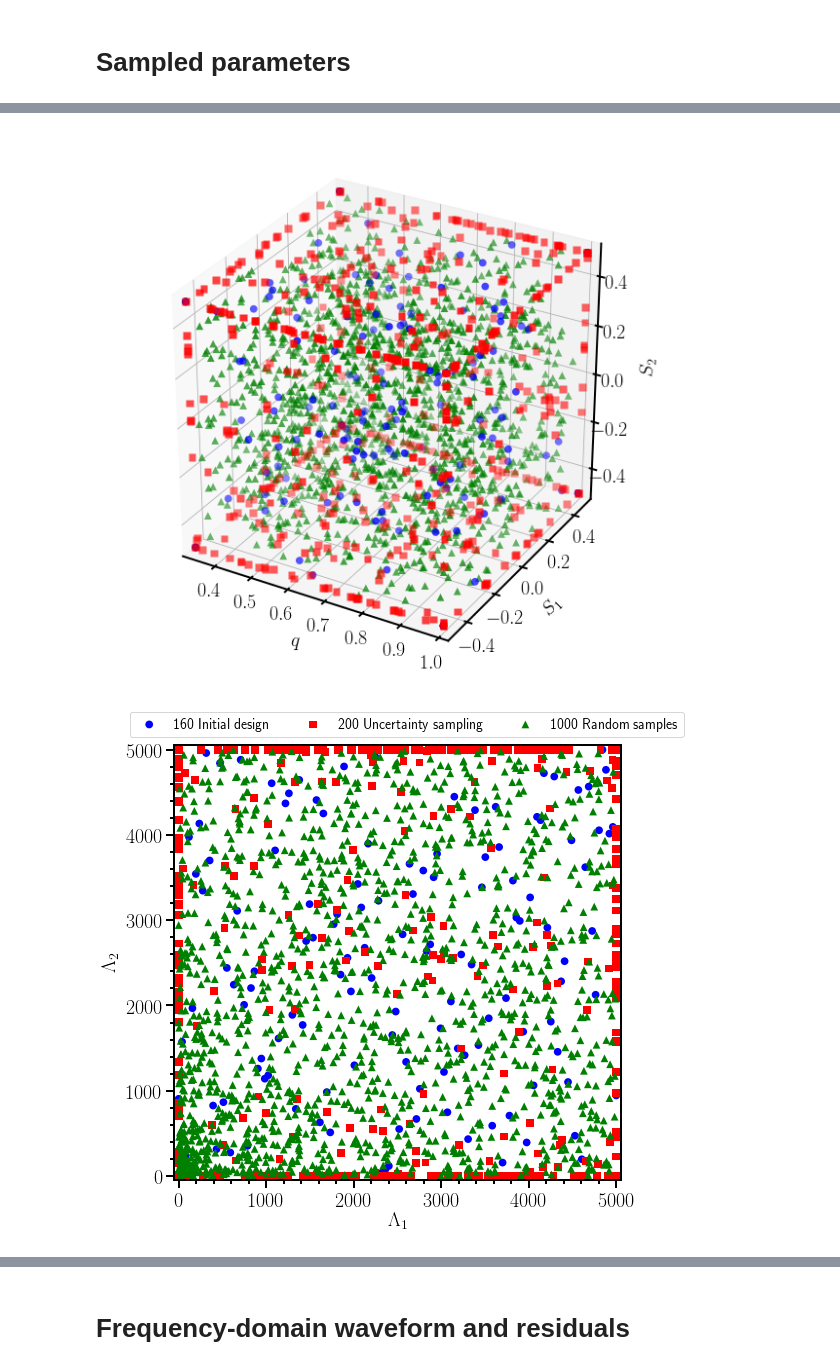
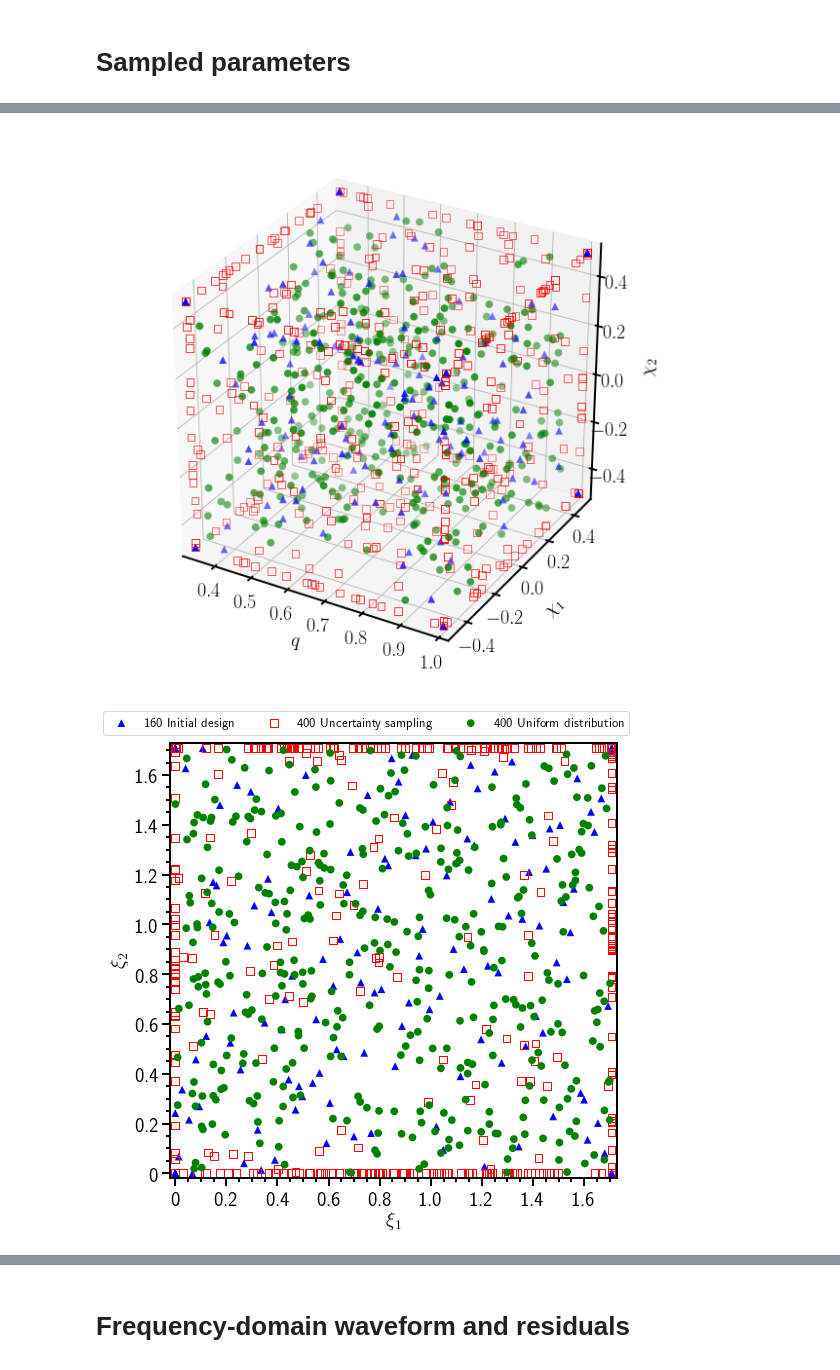
Before and after one commit to benjaminlackey/gpsurrogate, a Jupyter notebook: notebooks/EOBQM/PlotsForPaper.ipynb, the cells around one changed output, grey strips where cells are left out. Drawn from its saved outputs; the diff is of its cells as text; code cells hidden in the pictures.

```diff
--- a/notebooks/EOBQM/PlotsForPaper.ipynb
+++ b/notebooks/EOBQM/PlotsForPaper.ipynb
@@ -215,0 +98,5 @@ len(params_lhd), len(params_uncsamp), len(params_rand)
+# %%
+def xi_of_lam(lam, a=100):
+    return np.log10(lam/a + 1)
+
+xi_of_lam(5000)
@@ -216,61 +127,56 @@ len(params_lhd), len(params_uncsamp), len(params_rand)
 # %%
+# Matern kernel
+
 fig = plt.figure(figsize=(10, 10))
 axes = fig.add_subplot(111, projection='3d')
 
 x, y, z = params_lhd[:, 0], params_lhd[:, 1], params_lhd[:, 2]
-axes.scatter(x, y, z, c='b', edgecolor='none', marker='o', s=60)
+axes.scatter(x, y, z, c='b', edgecolor='none', marker='^', s=60)
 
 x, y, z = params_uncsamp[:, 0], params_uncsamp[:, 1], params_uncsamp[:, 2]
-axes.scatter(x, y, z, c='r', edgecolor='none', marker='s', s=60)
+axes.scatter(x, y, z, edgecolor='r', facecolor='none', marker='s', s=60)
 
 x, y, z = params_rand[:, 0], params_rand[:, 1], params_rand[:, 2]
-axes.scatter(x, y, z, c='g', edgecolor='none', marker='^', s=60)
+axes.scatter(x, y, z, c='g', edgecolor='none', marker='o', s=60)
 
 axes.set_xlim(0.325, 1.01)
 axes.set_ylim(-0.51, 0.51)
 axes.set_zlim(-0.51, 0.51)
-axes.set_xlabel('$q$', labelpad=10)
-axes.set_ylabel('$S_1$', labelpad=15)
-axes.set_zlabel('$S_2$', labelpad=18)
+axes.set_xlabel(r'$q$', labelpad=10)
+axes.set_ylabel(r'$\chi_1$', labelpad=15)
+axes.set_zlabel(r'$\chi_2$', labelpad=18)
 #fig.savefig('../../paper/trainingset3d.pdf', format='pdf', transparent=True, bbox_inches='tight')
 
 
 fig, axes = plt.subplots(1, figsize=(8, 8))
 
 x, y = params_lhd[:, 3], params_lhd[:, 4]
-axes.scatter(x, y, c='b', edgecolor='none', marker='o', s=60, label='160 Initial design')
+x = xi_of_lam(x)
+y = xi_of_lam(y)
+axes.scatter(x, y, c='b', edgecolor='none', marker='^', s=60, label='160 Initial design')
 
 x, y = params_uncsamp[:, 3], params_uncsamp[:, 4]
-axes.scatter(x, y, c='r', edgecolor='none', marker='s', s=60, label='200 Uncertainty sampling')
+x = xi_of_lam(x)
+y = xi_of_lam(y)
+axes.scatter(x, y, edgecolor='r', facecolor='none', marker='s', s=60, label='400 Uncertainty sampling')
 
 x, y = params_rand[:, 3], params_rand[:, 4]
-axes.scatter(x, y, c='g', edgecolor='none', marker='^', s=60, label='1000 Random samples')
+x = xi_of_lam(x)
+y = xi_of_lam(y)
+axes.scatter(x, y, c='g', edgecolor='none', marker='o', s=60, label='400 Uniform distribution')
 
-axes.set_xlim(-50, 5050)
-axes.set_ylim(-50, 5050)
-axes.set_xlabel('$\Lambda_1$')
-axes.set_ylabel('$\Lambda_2$')
+axes.set_xlim(-0.02, 1.727)
+axes.set_ylim(-0.02, 1.727)
+axes.set_xlabel(r'$\xi_1$')
+axes.set_ylabel(r'$\xi_2$')
+ticks = [0, 0.2, 0.4, 0.6, 0.8, 1.0, 1.2, 1.4, 1.6]
+axes.set_xticks(ticks)
+axes.set_xticklabels(ticks)
+axes.set_yticks(ticks)
+axes.set_yticklabels(ticks)
 axes.minorticks_on()
-axes.legend(ncol=3, loc=(-0.1, 1.02))
+axes.legend(ncol=3, loc=(-0.15, 1.02), fontsize=13)
 #fig.savefig('../../paper/trainingset2d.pdf', format='pdf', transparent=True, bbox_inches='tight')
-
-
-fig, axes = plt.subplots(1, figsize=(8, 8))
-
-x, y = params_lhd[:, 0], params_lhd[:, 1]
-axes.scatter(x, y, c='b', edgecolor='none', marker='o', s=60)
-
-x, y = params_uncsamp[:, 0], params_uncsamp[:, 1]
-axes.scatter(x, y, c='r', edgecolor='none', marker='s', s=60)
-
-x, y = params_rand[:, 0], params_rand[:, 1]
-axes.scatter(x, y, c='g', edgecolor='none', marker='^', s=60)
-
-axes.set_xlim(0.325, 1.01)
-axes.set_ylim(-0.51, 0.51)
-axes.set_xlabel('$q$', labelpad=10)
-axes.set_ylabel('$S_1$', labelpad=15)
-axes.minorticks_on()
 # %% [output]
-[figure, old version]
+[figure, new version]
-[figure, old version]
+[figure, new version]
```
Also changed, not shown: parts of 51 cells of this notebook, 27 other files.
